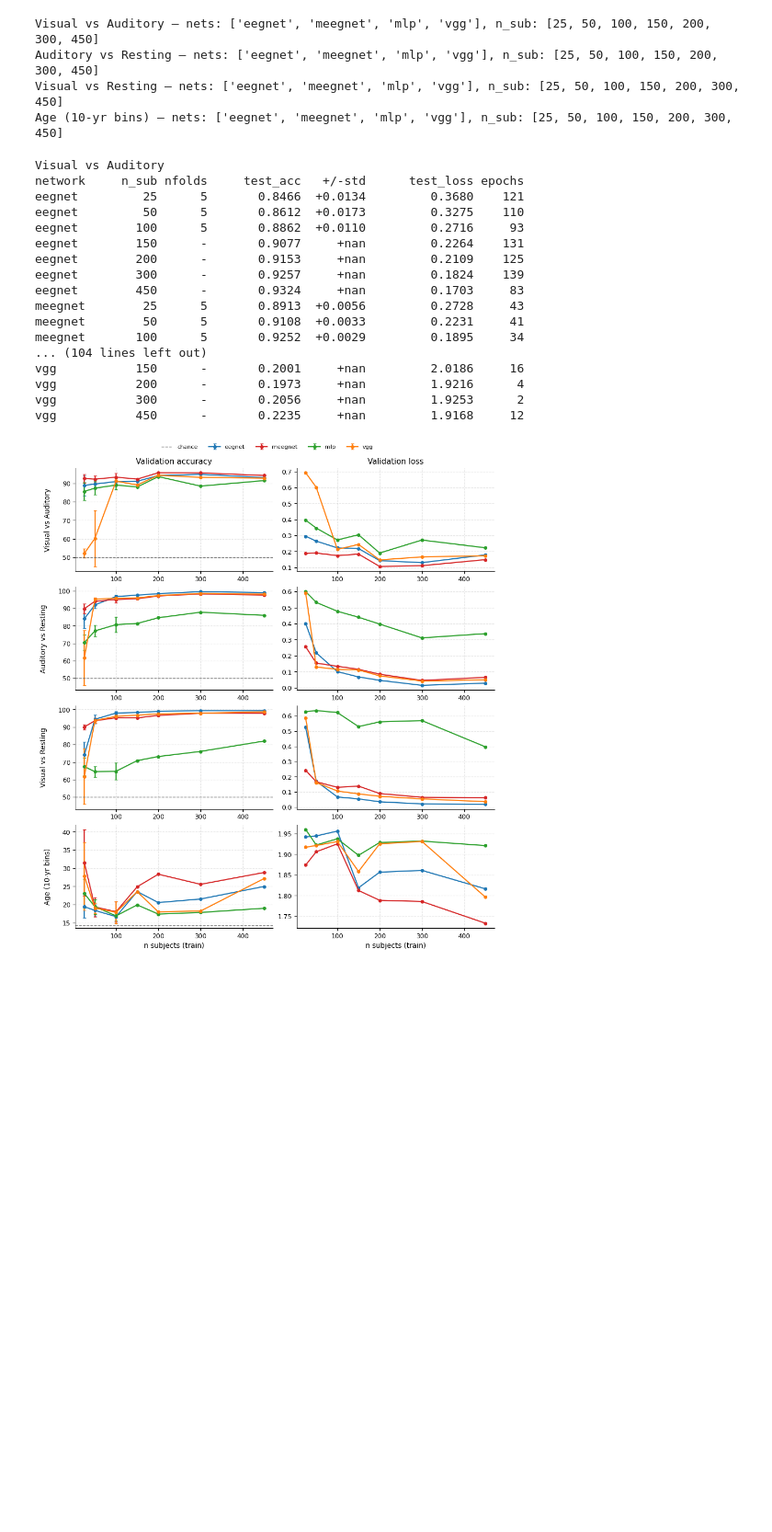
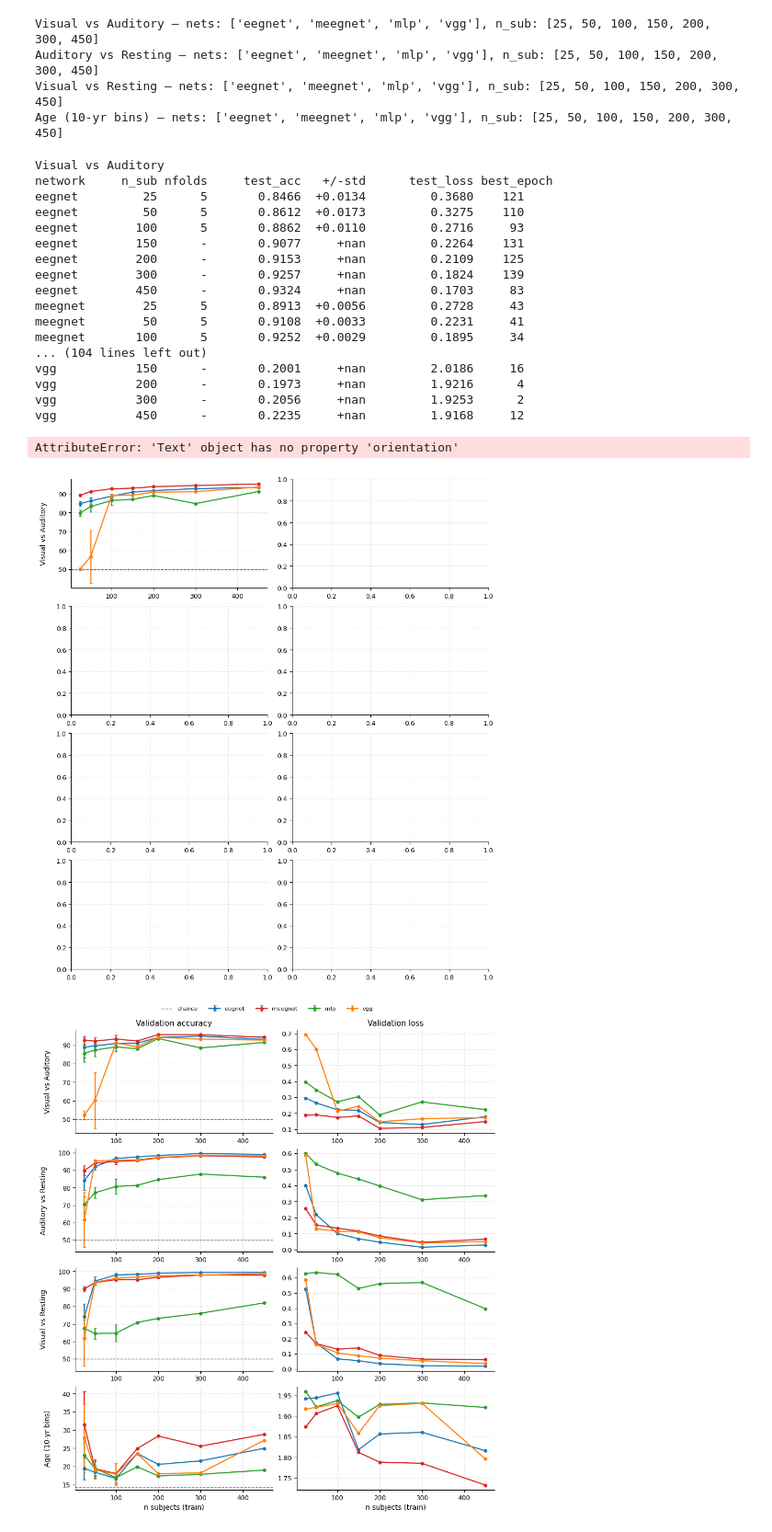
Before and after one commit to arthurdehgan/meegnet, a Jupyter notebook: notebooks/visu_nsub_metric.ipynb, the cells around one changed output. Shown at 92% size. Saved outputs shown, nothing was run; the diff lists cells and outputs as text; code cells hidden in the pictures; blank space fills up the shorter version.

```diff
--- a/notebooks/visu_nsub_metric.ipynb
+++ b/notebooks/visu_nsub_metric.ipynb
@@ -32,6 +32,7 @@ CLASSIFIERS = [
 # naming for legends
 # NETS = ['eegnet', 'meegnet', 'mlp', 'vanput', 'vgg']
 NETS = ['eegnet', 'meegnet', 'mlp', 'vgg']
+net_names = ['EEGNet', 'MEEGNet', 'MLP', 'VGG']
 
 # net_alt = 'eegnet|meegnet|mlp|vanput|vgg'
 net_alt = 'eegnet|meegnet|mlp|vgg'
@@ -60,9 +61,10 @@ for classif, _ in CLASSIFIERS:
 	suffix = suffixes(net_alt)
 	pattern = re.compile(rf'^{classif}_{suffix}_fold(?P<fold>\d+)\.mat$')
 	pattern_single = re.compile(rf'^{classif}_{suffix}\.mat$')
+	data_dir = os.path.join(out_dir, classif, 'subject_count')
 
 	upd = per_fold.setdefault(classif, {})
-	for path in sorted(glob.glob(os.path.join(out_dir, f'{classif}_*_ALL_fold*.mat'))):
+	for path in sorted(glob.glob(os.path.join(data_dir, f'{classif}_*_ALL_fold*.mat'))):
 		base = os.path.basename(path)
 		m = pattern.match(base)
 		if m is None:
@@ -100,7 +102,7 @@ for classif, _ in CLASSIFIERS:
 
 	# Single (non-CV) runs, only where no fold summaries exist.
 	covered = {(net, n_sub) for net in upd for n_sub in upd[net]}
-	for path in sorted(glob.glob(os.path.join(out_dir, f'{classif}_*_ALL.mat'))):
+	for path in sorted(glob.glob(os.path.join(data_dir, f'{classif}_*_ALL.mat'))):
 		base = os.path.basename(path)
 		if '_fold' in base:
 			continue
@@ -144,7 +146,9 @@ Age (10-yr bins) — nets: ['eegnet', 'meegnet', 'mlp', 'vgg'], n_sub: [25, 50,
 # %%
 for classif, name in CLASSIFIERS:
 	print(name)
-	print(f'{"network":<10} {"n_sub":>6} {"nfolds":>6} {"test_acc":>12} {"+/-std":>8} {"test_loss":>14} {"epochs":>6}')
+	print(
+		f'{"network":<10} {"n_sub":>6} {"nfolds":>6} {"test_acc":>12} {"+/-std":>8} {"test_loss":>14} {"best_epoch":>6}'
+	)
 	for net in present_nets[classif]:
 		for ns in sorted(records[classif][net]):
 			e = records[classif][net][ns]
@@ -153,7 +157,7 @@ for classif, name in CLASSIFIERS:
 			print(f'{net:<10} {ns:>6} {nf:>6} {e["test_acc"]:>12.4f} {sd:>8} {e["test_loss"]:>14.4f} {e["epochs"]:>6}')
 # %% [output]
 Visual vs Auditory
-network     n_sub nfolds     test_acc   +/-std      test_loss epochs
+network     n_sub nfolds     test_acc   +/-std      test_loss best_epoch
 eegnet         25      5       0.8466  +0.0134         0.3680    121
 eegnet         50      5       0.8612  +0.0173         0.3275    110
 eegnet        100      5       0.8862  +0.0110         0.2716     93
@@ -196,3 +200,44 @@ CHANCES = {'eventclf': 0.5, 'mixed_auditory': 0.5, 'mixed_visual': 0.5, 'ageclf'
+# %%
+fig, axes = plt.subplots(len(CLASSIFIERS), 2, figsize=(9.0, 2.5 * len(CLASSIFIERS)))
+
+for r, (classif, name) in enumerate(CLASSIFIERS):
+	rec = records[classif]
+	present = present_nets[classif]
+
+	# Left: test accuracy (CV mean over folds, std error bars; single runs)
+	ax = axes[r, 0]
+	for i, net in enumerate(present):
+		ns_sorted = sorted(rec[net])
+		vals = [100 * rec[net][ns]['test_acc'] for ns in ns_sorted]
+		errs = [100 * rec[net][ns]['test_acc_std'] for ns in ns_sorted]
+		ax.errorbar(
+			ns_sorted, vals, yerr=errs, marker='o', ms=4, lw=1.6, capsize=2, color=net_colors[net], label=net_names[i]
+		)
+	ax.axhline(100 * CHANCES[classif], color='0.4', ls='--', lw=1.0, label='chance')
+	ax.set_ylabel(f'{name}\n')
+	if r == 0:
+		ax.set_title('Test accuracy')
+
+	# Right: test loss
+	ax = axes[r, 1]
+	for net in present:
+		ns_sorted = sorted(rec[net])
+		vals = [rec[net][ns]['test_loss'] for ns in ns_sorted]
+		ax.plot(ns_sorted, vals, marker='o', ms=4, lw=1.6, color=net_colors[net], label=net)
+	# ax.set_ylabel(f'{name}\n')
+	if r == 0:
+		ax.set_title('Test loss')
+
+for ax in axes[-1, :]:
+	ax.set_xlabel('n subjects (train)')
+
+handles, labels = axes[0, 0].get_legend_handles_labels()
+fig.legend(handles, labels, ncol=5, loc='outside upper center', frameon=False, framealpha=1, fontsize=10)
+fig.savefig('metric_vs_nsub_test.png', bbox_inches='tight')
+plt.show()
+# %% [output]
+AttributeError: 'Text' object has no property 'orientation'
+[figure, added]
 # %%
 fig, axes = plt.subplots(len(CLASSIFIERS), 2, figsize=(9.0, 2.5 * len(CLASSIFIERS)))
 
```
Also changed, not shown: parts of 4 cells of this notebook.
